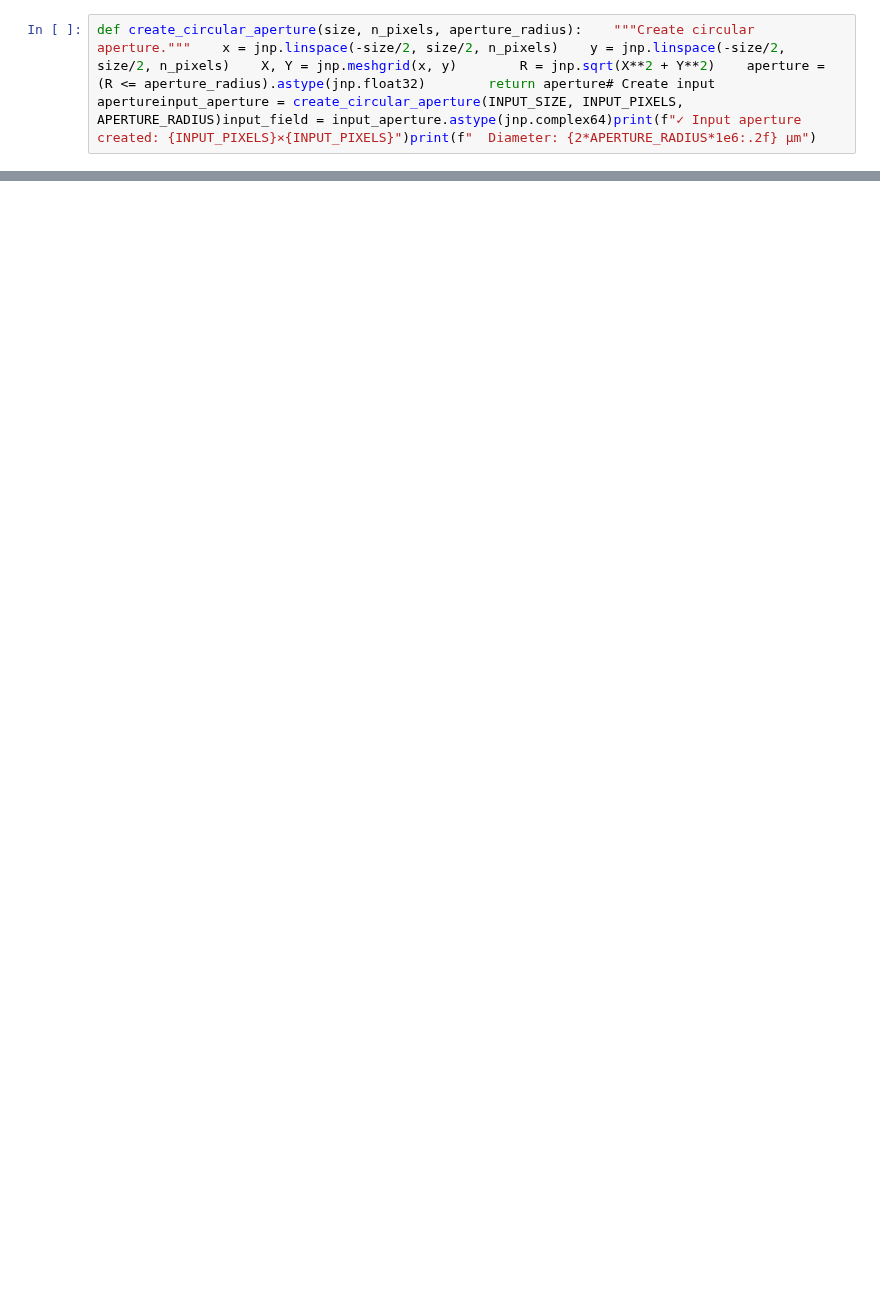
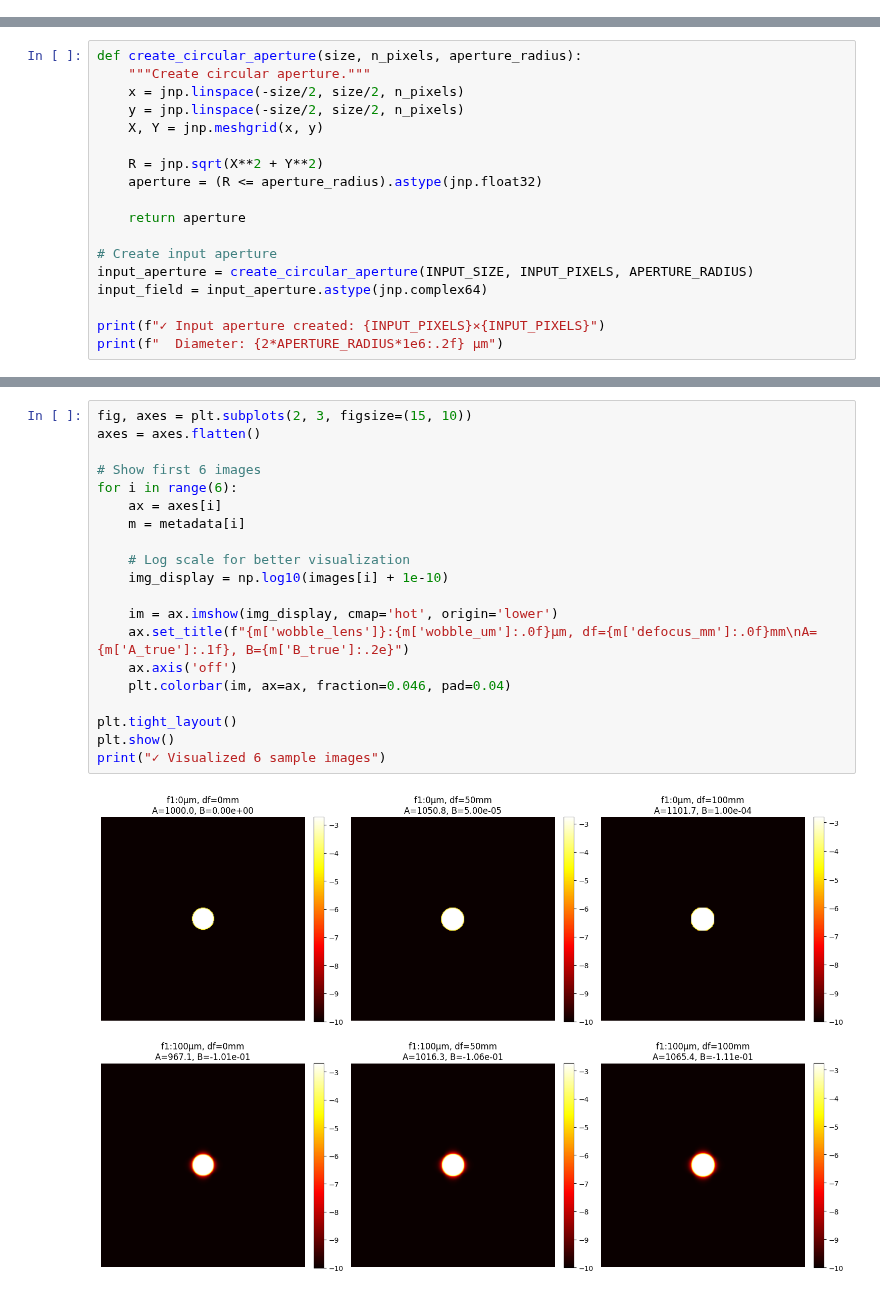
Before and after one commit to TemGym/TemGymCore, a Jupyter notebook: examples/lens_inversion/two_lenses_simplified.ipynb, the cells around one changed output, grey strips where cells are left out. Saved outputs shown, nothing was run; the diff lists cells and outputs as text; blank space fills up the shorter version.

```diff
--- a/examples/lens_inversion/two_lenses_simplified.ipynb
+++ b/examples/lens_inversion/two_lenses_simplified.ipynb
@@ -19,2 +0,0 @@ import syssys.path.insert(0, '../../src')import jaximport jax.numpy as jnpimport
-# %%
-def create_circular_aperture(size, n_pixels, aperture_radius):    """Create circular aperture."""    x = jnp.linspace(-size/2, size/2, n_pixels)    y = jnp.linspace(-size/2, size/2, n_pixels)    X, Y = jnp.meshgrid(x, y)        R = jnp.sqrt(X**2 + Y**2)    aperture = (R <= aperture_radius).astype(jnp.float32)        return aperture# Create input apertureinput_aperture = create_circular_aperture(INPUT_SIZE, INPUT_PIXELS, APERTURE_RADIUS)input_field = input_aperture.astype(jnp.complex64)print(f"✓ Input aperture created: {INPUT_PIXELS}×{INPUT_PIXELS}")print(f"  Diameter: {2*APERTURE_RADIUS*1e6:.2f} μm")
@@ -42,0 +200,18 @@ def create_residual_function(measurements):    """Create residual function for l
+# %%
+def create_circular_aperture(size, n_pixels, aperture_radius):
+    """Create circular aperture."""
+    x = jnp.linspace(-size/2, size/2, n_pixels)
+    y = jnp.linspace(-size/2, size/2, n_pixels)
+    X, Y = jnp.meshgrid(x, y)
+
+    R = jnp.sqrt(X**2 + Y**2)
+    aperture = (R <= aperture_radius).astype(jnp.float32)
+
+    return aperture
+
+# Create input aperture
+input_aperture = create_circular_aperture(INPUT_SIZE, INPUT_PIXELS, APERTURE_RADIUS)
+input_field = input_aperture.astype(jnp.complex64)
+
+print(f"✓ Input aperture created: {INPUT_PIXELS}×{INPUT_PIXELS}")
+print(f"  Diameter: {2*APERTURE_RADIUS*1e6:.2f} μm")
@@ -42,0 +273,22 @@ def create_residual_function(measurements):    """Create residual function for l
+# %%
+fig, axes = plt.subplots(2, 3, figsize=(15, 10))
+axes = axes.flatten()
+
+# Show first 6 images
+for i in range(6):
+    ax = axes[i]
+    m = metadata[i]
+
+    # Log scale for better visualization
+    img_display = np.log10(images[i] + 1e-10)
+
+    im = ax.imshow(img_display, cmap='hot', origin='lower')
+    ax.set_title(f"{m['wobble_lens']}:{m['wobble_um']:.0f}μm, df={m['defocus_mm']:.0f}mm\nA={m['A_true']:.1f}, B={m['B_true']:.2e}")
+    ax.axis('off')
+    plt.colorbar(im, ax=ax, fraction=0.046, pad=0.04)
+
+plt.tight_layout()
+plt.show()
+print("✓ Visualized 6 sample images")
+# %% [output]
+[figure, added]
```
Also changed, not shown: parts of 41 cells of this notebook, 12 other files.
